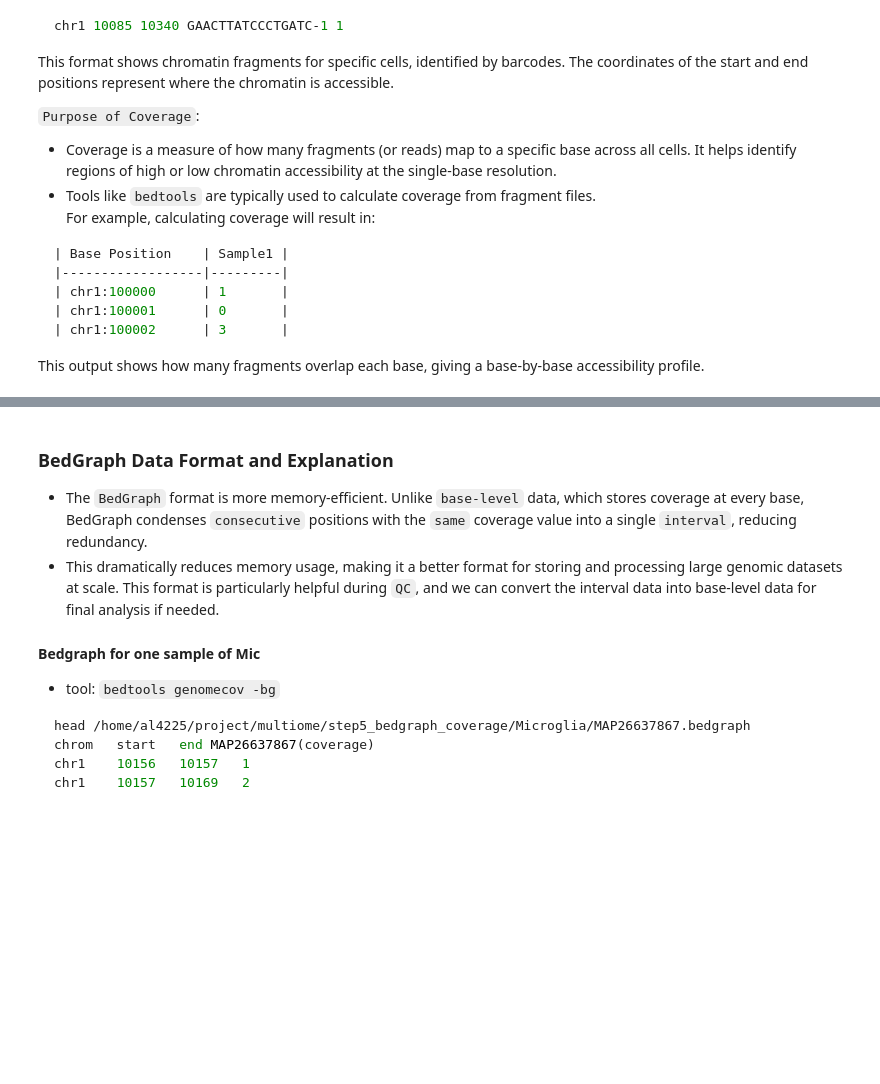
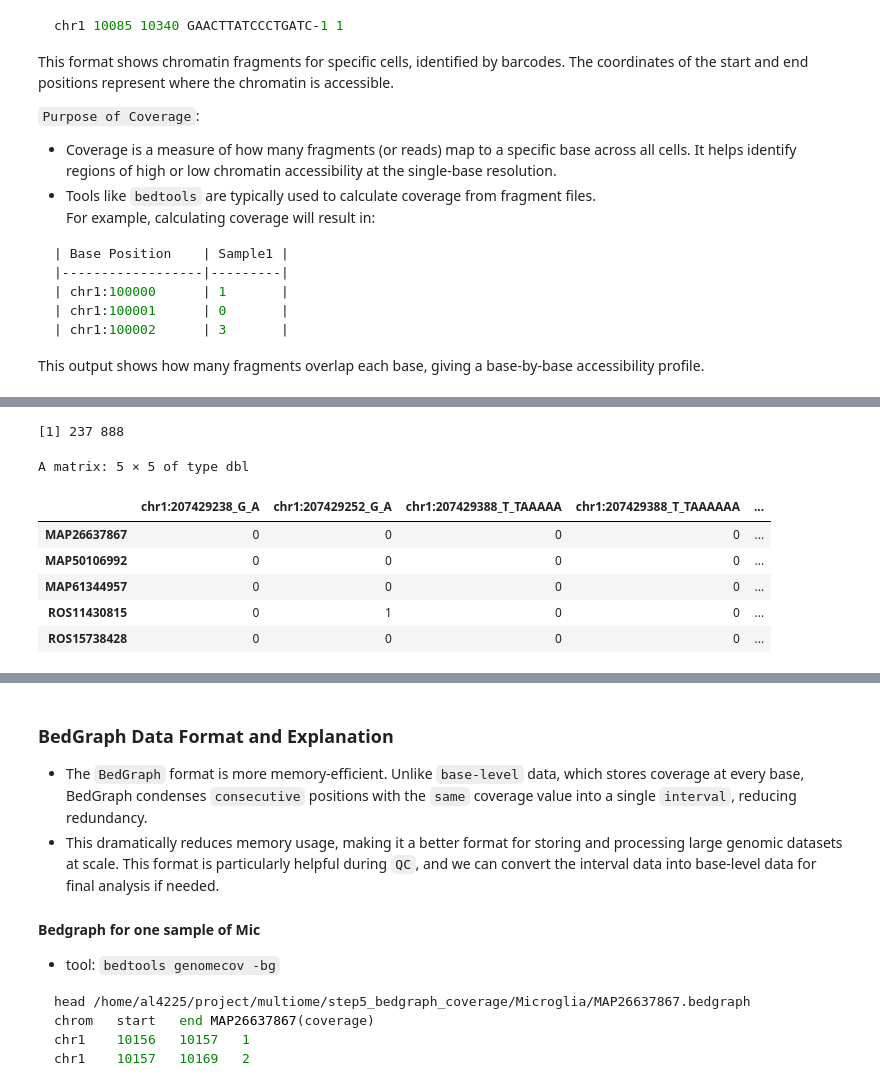
Before and after one commit to al4225/multiome_ATAC_mfsusie, a Jupyter notebook: notebook/ATAC_seq_processing.ipynb, the cells around one changed output, grey strips where cells are left out. Saved outputs shown, nothing was run; the diff lists cells and outputs as text; code cells hidden in the pictures; blank space fills up the shorter version.

```diff
--- a/notebook/ATAC_seq_processing.ipynb
+++ b/notebook/ATAC_seq_processing.ipynb
@@ -97,0 +222,19 @@ This pseudobulk-level matrix can undergo QC to filter out low-quality samples, e
+# %%
+## Example of one data in one region
+### Genotype Data
+# For each gene, there is a single genotype file, which contains the union of samples across all phenotype data
+# for the six cell types.
+# col: variants within the region
+# row: samples
+geno_ENSG00000117322 = data$chr1_207429229_207479229_ENSG00000117322$geno
+dim(geno_ENSG00000117322)
+geno_ENSG00000117322[1:5,1:5]
+# %% [output]
+[1] 237 888
+A matrix: 5 × 5 of type dbl
+|  | chr1:207429238_G_A | chr1:207429252_G_A | chr1:207429388_T_TAAAAA | chr1:207429388_T_TAAAAAA | ... |
+| MAP26637867 | 0 | 0 | 0 | 0 | ... |
+| MAP50106992 | 0 | 0 | 0 | 0 | ... |
+| MAP61344957 | 0 | 0 | 0 | 0 | ... |
+| ROS11430815 | 0 | 1 | 0 | 0 | ... |
+| ROS15738428 | 0 | 0 | 0 | 0 | ... |
```
Also changed, not shown: parts of 7 cells of this notebook.
